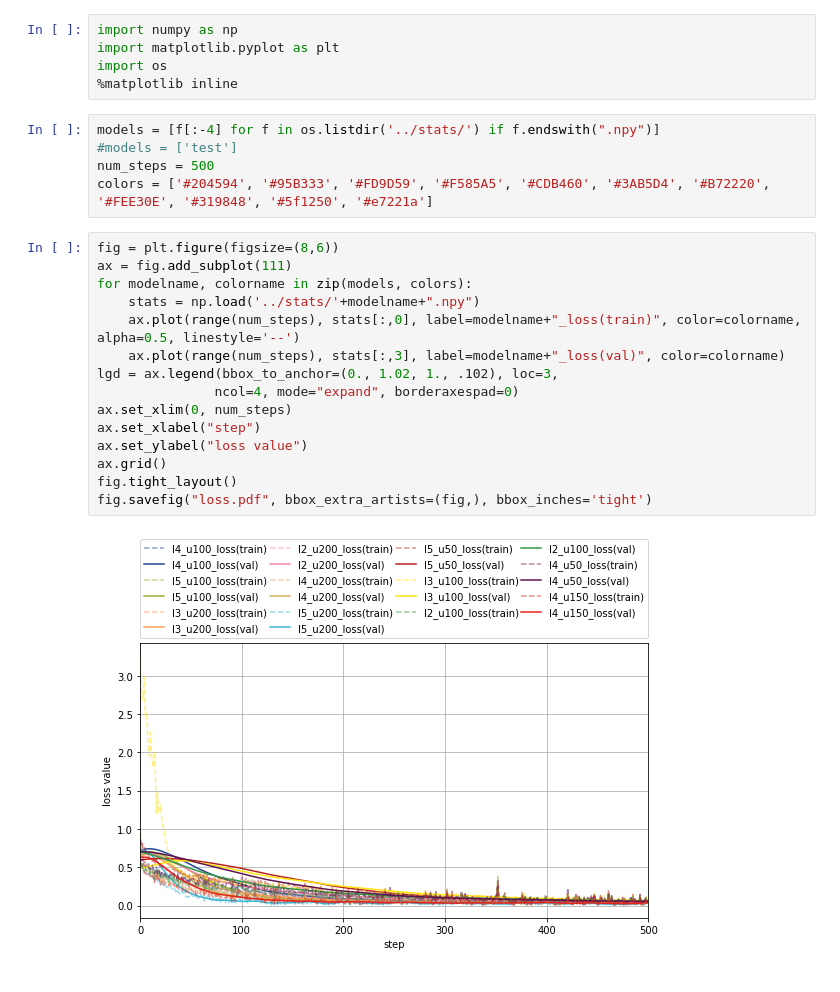
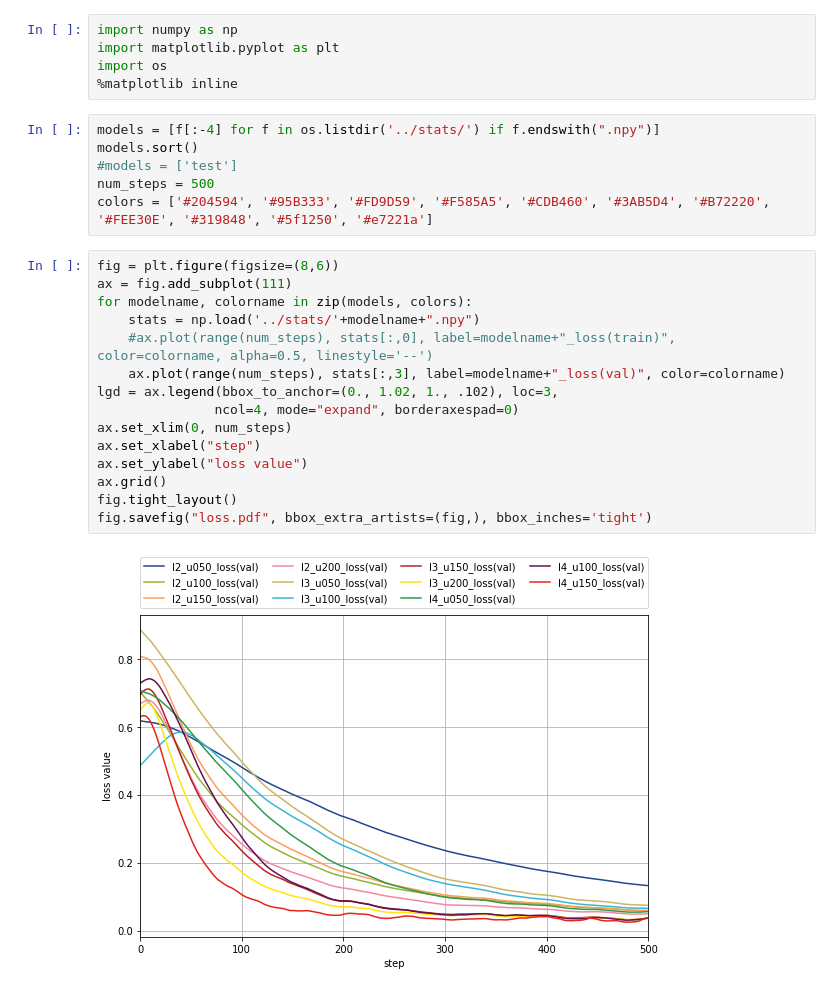
Before and after one commit to mgxnzhu/mlpproject, a Jupyter notebook: notebooks/Plot.ipynb, the cells around one changed output. Saved outputs shown, nothing was run; the diff lists cells and outputs as text.

```diff
--- a/notebooks/Plot.ipynb
+++ b/notebooks/Plot.ipynb
@@ -5,26 +5,27 @@ import os
 %matplotlib inline
 # %%
 models = [f[:-4] for f in os.listdir('../stats/') if f.endswith(".npy")]
+models.sort()
 #models = ['test']
 num_steps = 500
 colors = ['#204594', '#95B333', '#FD9D59', '#F585A5', '#CDB460', '#3AB5D4', '#B72220', '#FEE30E', '#319848', '#5f1250', '#e7221a']
 # %%
 fig = plt.figure(figsize=(8,6))
 ax = fig.add_subplot(111)
 for modelname, colorname in zip(models, colors):
     stats = np.load('../stats/'+modelname+".npy")
-    ax.plot(range(num_steps), stats[:,0], label=modelname+"_loss(train)", color=colorname, alpha=0.5, linestyle='--')
+    #ax.plot(range(num_steps), stats[:,0], label=modelname+"_loss(train)", color=colorname, alpha=0.5, linestyle='--')
     ax.plot(range(num_steps), stats[:,3], label=modelname+"_loss(val)", color=colorname)
 lgd = ax.legend(bbox_to_anchor=(0., 1.02, 1., .102), loc=3,
                ncol=4, mode="expand", borderaxespad=0)
 ax.set_xlim(0, num_steps)
 ax.set_xlabel("step")
 ax.set_ylabel("loss value")
 ax.grid()
 fig.tight_layout()
 fig.savefig("loss.pdf", bbox_extra_artists=(fig,), bbox_inches='tight')
 # %% [output]
-[figure, old version]
+[figure, new version]
 # %%
 fig = plt.figure(figsize=(8,6))
 ax = fig.add_subplot(111)
```
Also changed, not shown: parts of 6 cells of this notebook, 9 other files.
